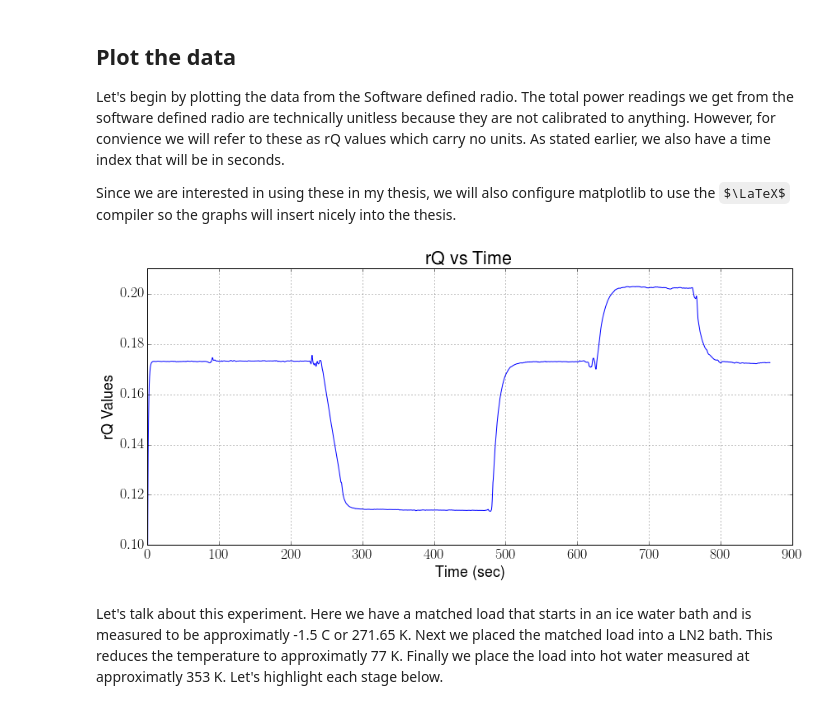
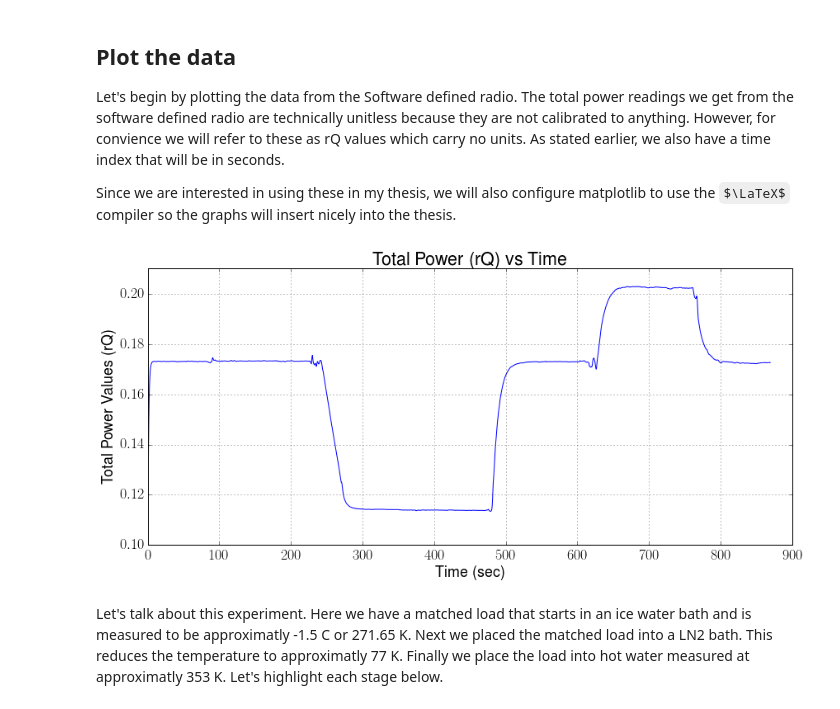
Before and after one commit to matgyver/Radiometer-SDR-Thesis, a Jupyter notebook: Experiments/Exp1/radiometer_experiment_1.ipynb, the cells around one changed output. Drawn from its saved outputs; the diff is of its cells as text; code cells hidden in the pictures; some formulas as TeX source.

```diff
--- a/Experiments/Exp1/radiometer_experiment_1.ipynb
+++ b/Experiments/Exp1/radiometer_experiment_1.ipynb
@@ -104,15 +104,15 @@ matplotlib.rcParams.update({'font.size': 18, 'text.usetex': True})
 # %%
 fig = plt.figure(figsize=(14,6), dpi=300)
 plot(timedata,f)
 xlabel('Time (sec)')
-ylabel('rQ Values')
-title('rQ vs Time')
+ylabel('Total Power Values (rQ)')
+title('Total Power (rQ) vs Time')
 axis([0, 900, .1, .21])
 grid(True)
 fig.savefig("rqvstime.pdf", dpi=300)
 fig.savefig("rqvstime.png", dpi=300)
 # %% [output]
-[figure, old version]
+[figure, new version]
 # %% [markdown]
 Let's talk about this experiment.  Here we have a matched load that starts in an ice water bath and is measured to be approximatly -1.5 C or 271.65 K.  Next we placed the matched load into a LN2 bath.  This reduces the temperature to approximatly 77 K.  Finally we place the load into hot water measured at approximatly 353 K.  Let's highlight each stage below.
 # %%
```
Also changed, not shown: parts of 8 cells of this notebook, 24 other files.
